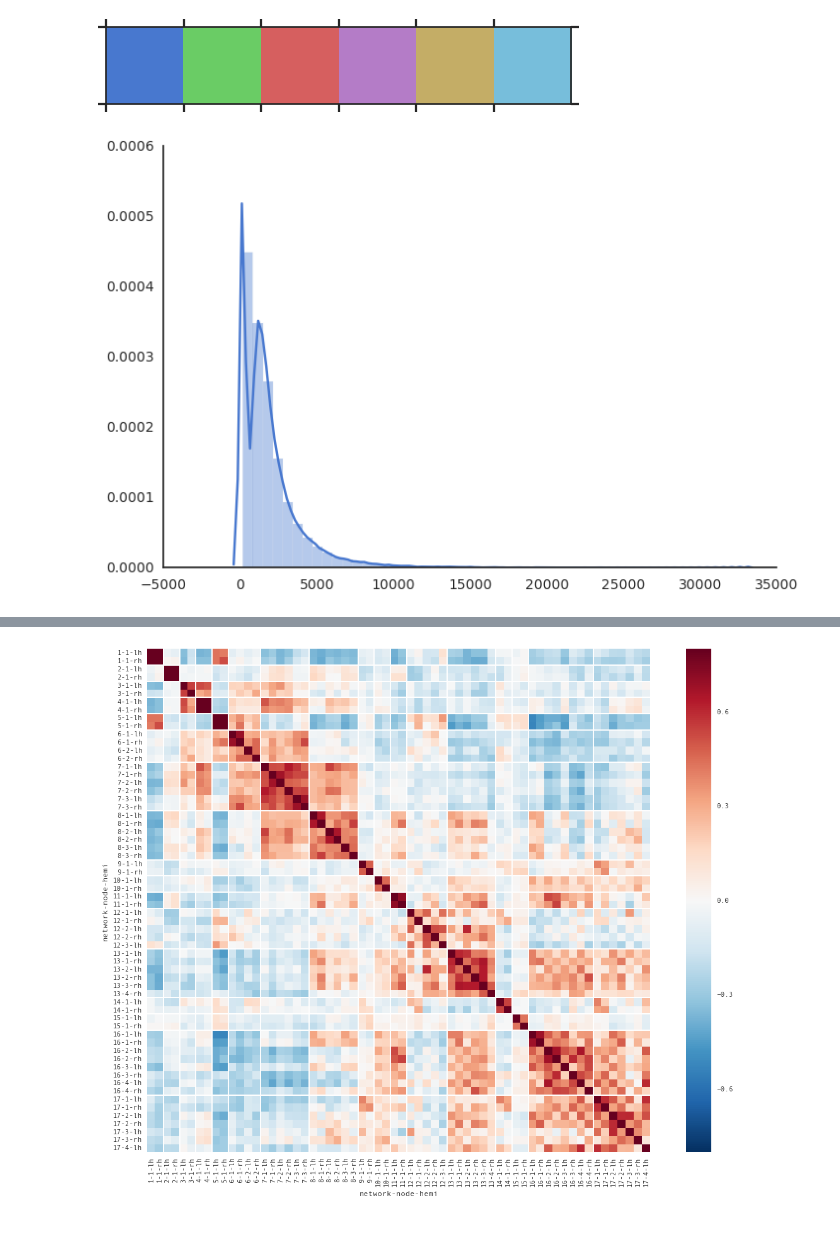
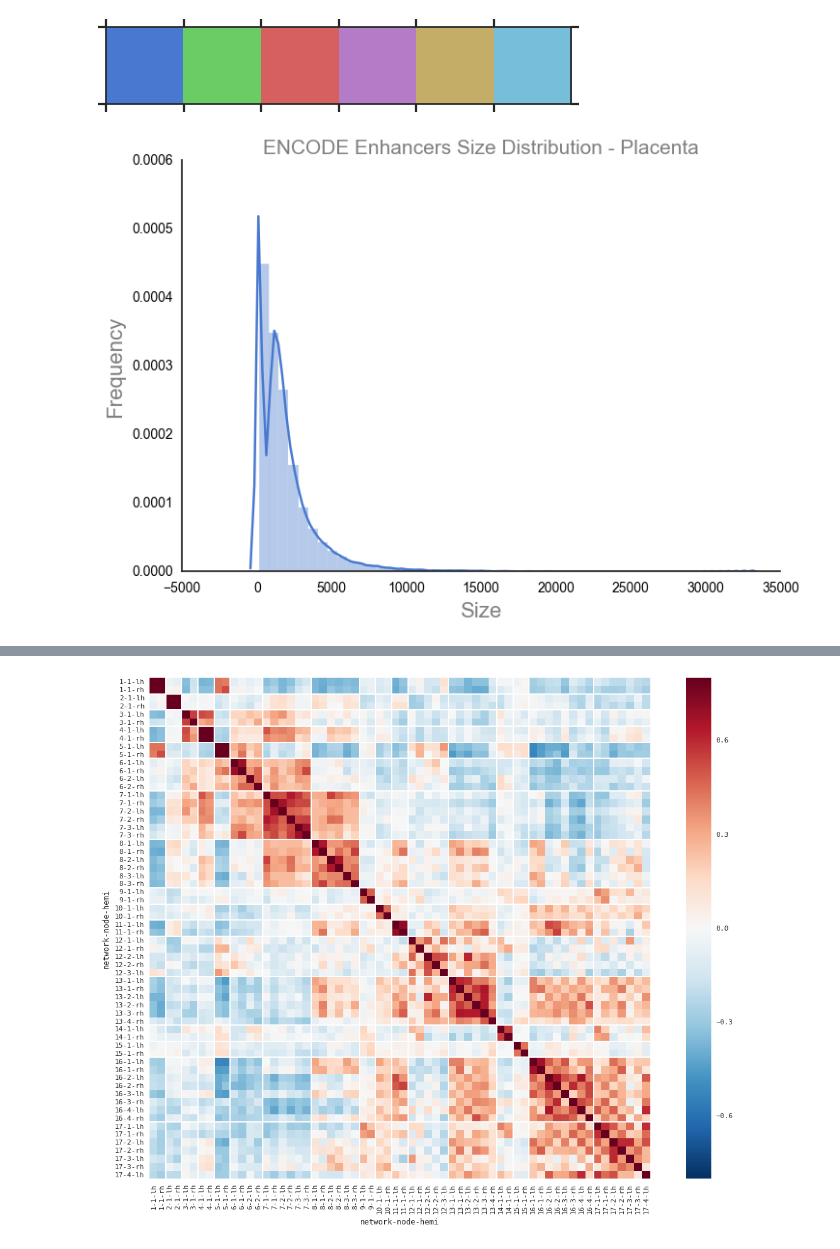
Before and after one commit to mvanzetti/thesis, a Jupyter notebook: notebooks/Descriptive Statistics.ipynb, the cells around one changed output, grey strips where cells are left out. Saved outputs shown, nothing was run; the diff lists cells and outputs as text; code cells hidden in the pictures.

```diff
--- a/notebooks/Descriptive Statistics.ipynb
+++ b/notebooks/Descriptive Statistics.ipynb
@@ -179,15 +196,24 @@ sns.palplot(sns.color_palette("muted"))
 # %%
 import numpy as np
 import seaborn as sns
 import matplotlib.pyplot as plt
 
 sns.set(style="white", palette="muted", color_codes=True)
 sns.despine(left=True)
 
 d = df_encode_only.query('biosample_term_name == "placenta" & size > 0')[['size']]
+#d = df_encode_only.query('size > 0')[['size']]
+
 # Plot a simple histogram with binsize determined automatically
-ax = sns.distplot(d, kde=True, color="b")
+g = sns.distplot(d, kde=True, color="b")
+g.axes.set_title('ENCODE Enhancers Size Distribution - Placenta', fontsize=15,color="black",alpha=0.5)
+# Set the xlabel of the graph from here
+g.set_xlabel("Size",size = 16,color="black",alpha=0.5)
+# Set the ylabel of the graph from here
+g.set_ylabel("Frequency",size = 16,color="black",alpha=0.5)
+# Set the ticklabel size and color of the graph from here
+g.tick_params(labelsize=10,labelcolor="black")
 #ax.set_xscale("log")
 sns.despine(offset=0,trim=True)
 # %% [output]
-[figure, old version]
+[figure, new version]
```
Also changed, not shown: parts of 18 cells of this notebook.
